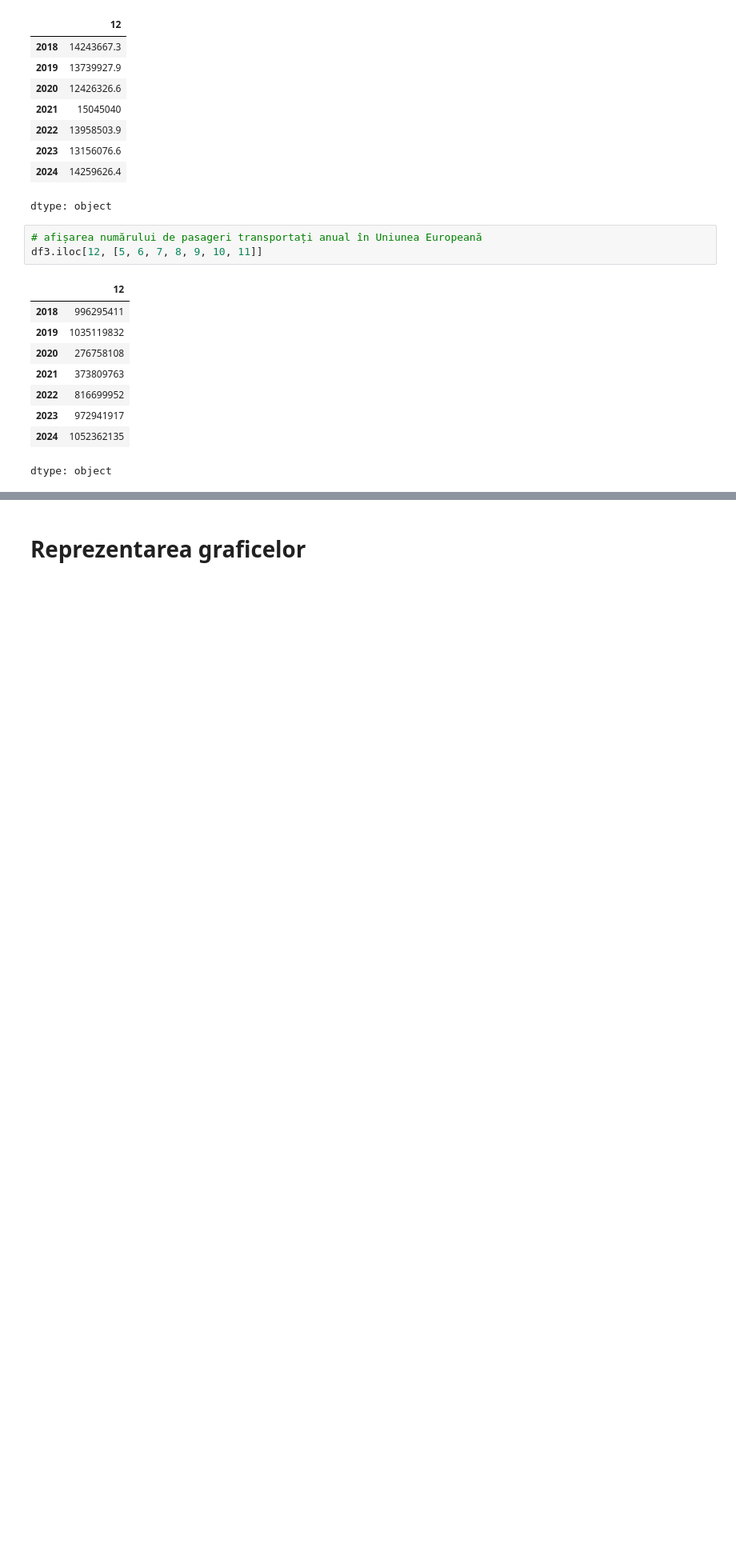
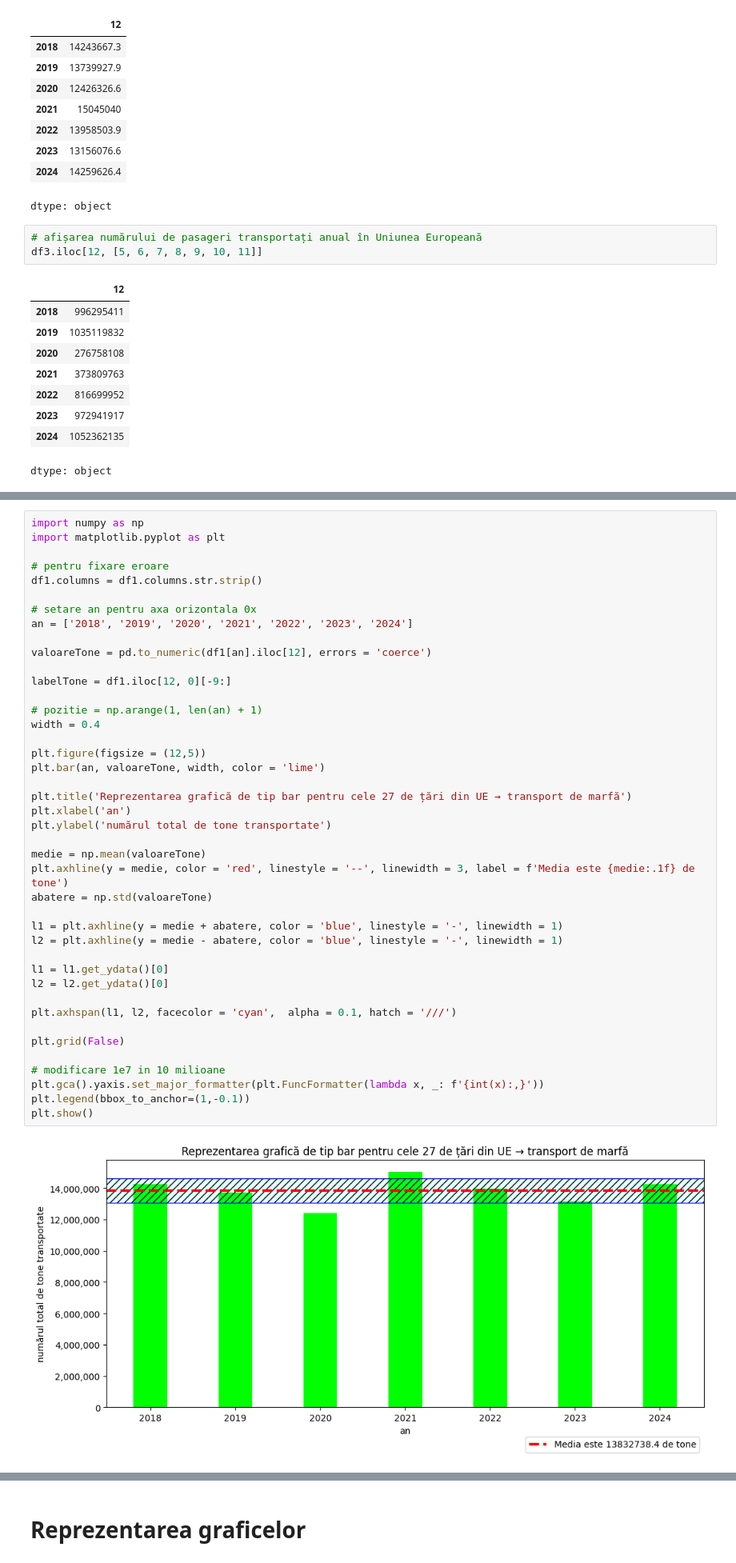
Before and after one commit to v1ctoras/PVDP_Aprilie, a Jupyter notebook: proiectAPRILIE.ipynb, the cells around one changed output, grey strips where cells are left out. Shown at 80% size. Cells and saved outputs as stored; diff of their text form; blank space fills up the shorter version.

```diff
--- a/proiectAPRILIE.ipynb
+++ b/proiectAPRILIE.ipynb
@@ -209,0 +210,44 @@ P: 754615284 ± 327180490 de pasageri
+# %%
+import numpy as np
+import matplotlib.pyplot as plt
+
+# pentru fixare eroare
+df1.columns = df1.columns.str.strip()
+
+# setare an pentru axa orizontala 0x
+an = ['2018', '2019', '2020', '2021', '2022', '2023', '2024']
+
+valoareTone = pd.to_numeric(df1[an].iloc[12], errors = 'coerce')
+
+labelTone = df1.iloc[12, 0][-9:]
+
+# pozitie = np.arange(1, len(an) + 1)
+width = 0.4
+
+plt.figure(figsize = (12,5))
+plt.bar(an, valoareTone, width, color = 'lime')
+
+plt.title('Reprezentarea grafică de tip bar pentru cele 27 de țări din UE → transport de marfă')
+plt.xlabel('an')
+plt.ylabel('numărul total de tone transportate')
+
+medie = np.mean(valoareTone)
+plt.axhline(y = medie, color = 'red', linestyle = '--', linewidth = 3, label = f'Media este {medie:.1f} de tone')
+abatere = np.std(valoareTone)
+
+l1 = plt.axhline(y = medie + abatere, color = 'blue', linestyle = '-', linewidth = 1)
+l2 = plt.axhline(y = medie - abatere, color = 'blue', linestyle = '-', linewidth = 1)
+
+l1 = l1.get_ydata()[0]
+l2 = l2.get_ydata()[0]
+
+plt.axhspan(l1, l2, facecolor = 'cyan',  alpha = 0.1, hatch = '///')
+
+plt.grid(False)
+
+# modificare 1e7 in 10 milioane
+plt.gca().yaxis.set_major_formatter(plt.FuncFormatter(lambda x, _: f'{int(x):,}'))
+plt.legend(bbox_to_anchor=(1,-0.1))
+plt.show()
+# %% [output]
+[figure, added]
```
Also changed, not shown: parts of 6 cells of this notebook.
